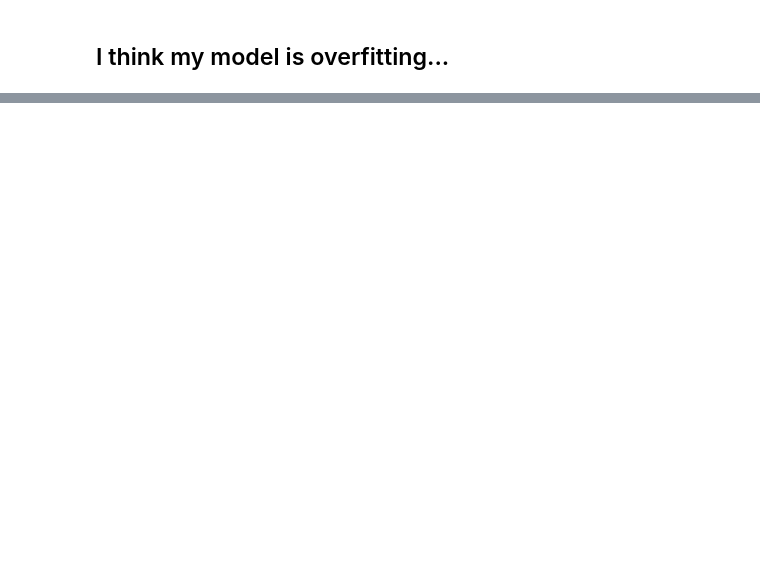
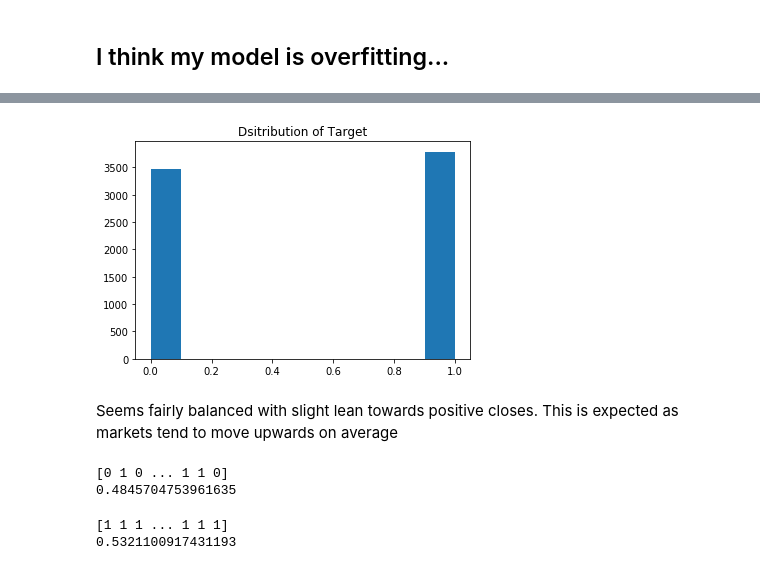
Before and after one commit to bourne2invest/AlgoTrading, a Jupyter notebook: notebooks/Market-Close_Binary-Predictor.ipynb, the cells around one changed output, grey strips where cells are left out. Saved outputs shown, nothing was run; the diff lists cells and outputs as text; code cells hidden in the pictures; blank space fills up the shorter version.

Commit message:
add first pass baseline models, thoughts on next steps

```diff
--- a/notebooks/Market-Close_Binary-Predictor.ipynb
+++ b/notebooks/Market-Close_Binary-Predictor.ipynb
@@ -503,0 +580,8 @@ fpr
+# %%
+plt.hist(res_df.close_label.values)
+plt.title('Dsitribution of Target')
+plt.show()
+# %% [output]
+[figure, added]
+# %% [markdown]
+Seems fairly balanced with slight lean towards positive closes. This is expected as markets tend to move upwards on average
@@ -503,0 +590,23 @@ fpr
+# %%
+# create one of 4 baseline models, the so called "random guesser"
+# This agent will randomly guess market outcomes with equal probability
+# I.e: votes in favor of "Green" or positive close vs "Red" or negative close, # both with equal probability, p=0.5
+random_guesser = DummyClassifier(strategy='uniform', random_state=42)
+random_guesser.fit(X_train, y_train)
+print(random_guesser.predict(X_test))
+print(random_guesser.score(X_test, y_test))
+# %% [output]
+[0 1 0 ... 1 1 0]
+0.4845704753961635
+# %%
+# first pass at this
+# given classes are fairly balanced, I don't think this will perform
+# as well as I think it could if we develop it futher
+# (I was expecting a slightly larger class imbalance towards class 1)
+intelligent_perma_bull = DummyClassifier(strategy='most_frequent', random_state=42)
+intelligent_perma_bull.fit(X_train, y_train)
+print(intelligent_perma_bull.predict(X_test))
+print(intelligent_perma_bull.score(X_test, y_test))
+# %% [output]
+[1 1 1 ... 1 1 1]
+0.5321100917431193
```
Also changed, not shown: parts of 61 cells of this notebook.
